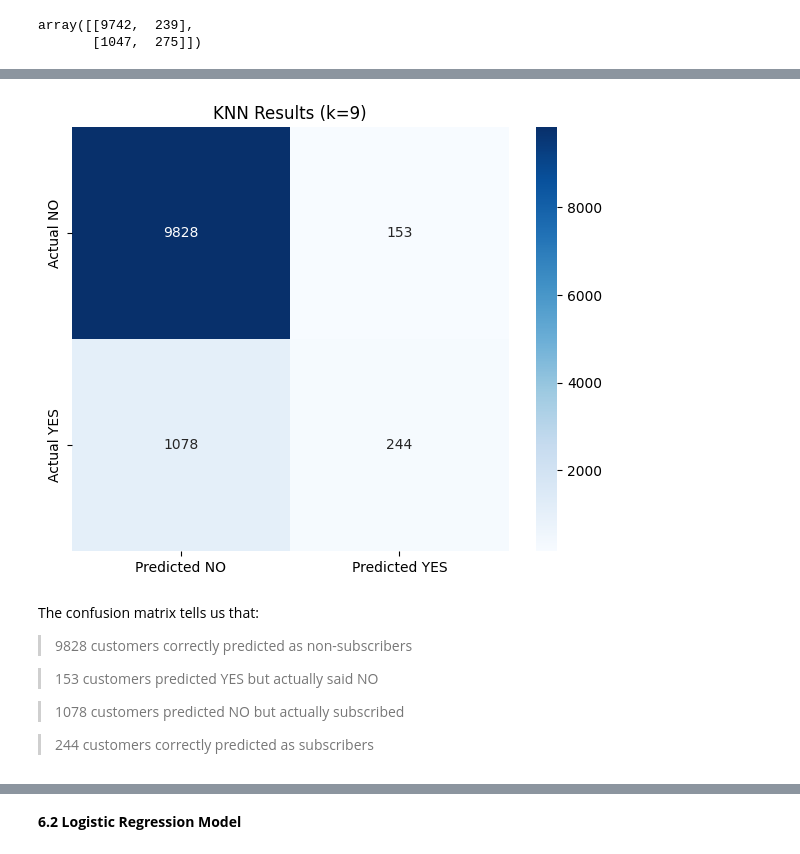
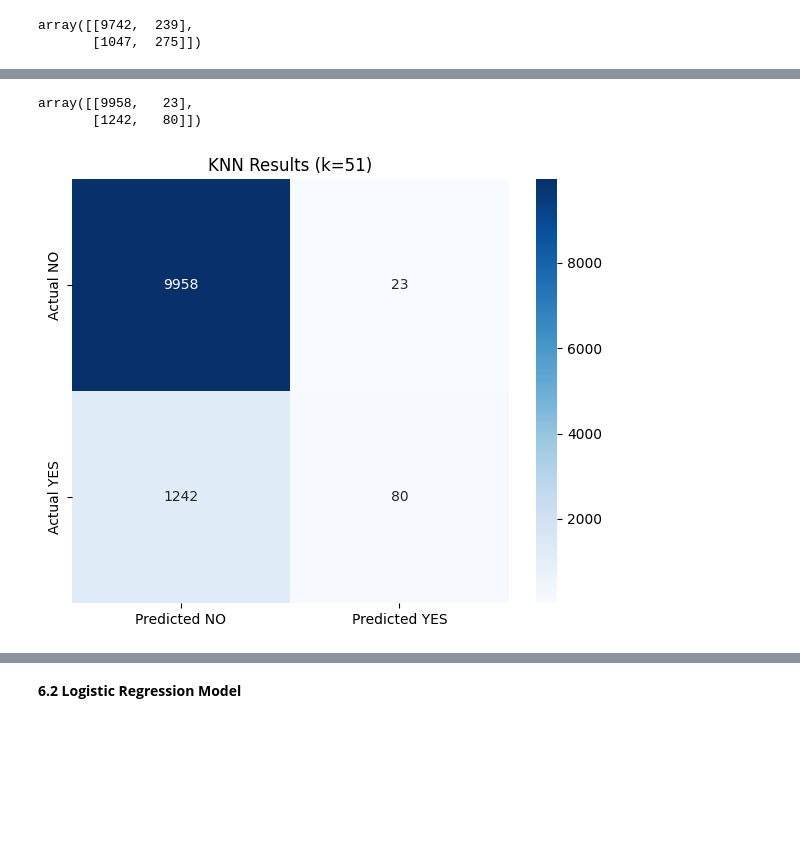
Before and after one commit to DzeDze/ds_team2_bank_marketing, a Jupyter notebook: scratch/lanlan/prediction_analysis.ipynb, the cells around one changed output, grey strips where cells are left out. Drawn from its saved outputs; the diff is of its cells as text; code cells hidden in the pictures; blank space fills up the shorter version.

```diff
--- a/scratch/lanlan/prediction_analysis.ipynb
+++ b/scratch/lanlan/prediction_analysis.ipynb
@@ -249,6 +249,7 @@ k_values = [1, 3, 5, 7, 9, 11, 15, 21, 31, 51]
 accuracies = []
 precisions = []
 recalls = []
+auc_scores = []
 
 
 for k in k_values:
@@ -256,21 +257,25 @@ for k in k_values:
     knn_k = KNeighborsClassifier(n_neighbors=k)
     knn_k.fit(X_train, y_train)
     y_pred_k = knn_k.predict(X_test)
+    y_proba_k = knn_k.predict_proba(X_test)[:, 1]
 
     # Calculate metrics
     acc = accuracy_score(y_test, y_pred_k)
     prec = precision_score(y_test, y_pred_k)
     rec = recall_score(y_test, y_pred_k)
+    auc = roc_auc_score(y_test, y_proba_k)
 
     accuracies.append(acc)
     precisions.append(prec)
     recalls.append(rec)
+    auc_scores.append(auc)
 
-    print(f"{k:<5} {acc:<12.2%} {prec:<12.2%} {rec:<12.2%}")
+    print(f"{k:<5} {acc:<12.2%} {prec:<12.2%} {rec:<12.2%}{auc:<12.4f}")
 
-# Find best k based on accuracy
-best_k_idx = accuracies.index(max(accuracies))
+# Find best k based on AUC
+best_k_idx = auc_scores.index(max(auc_scores))
 best_k = k_values[best_k_idx]
+best_auc = auc_scores[best_k_idx]
 
-print(f"\n best k value: k={best_k} (Accuracy: {accuracies[best_k_idx]:.2%})")
+print(f"\n best k value: k={best_k} (AUC: {best_auc:.4f})")
 # %% [output]
@@ -313,23 +317,19 @@ Overall, the model is correct 89% of the time
+# %%
+#confusion matrix
+cm_KNN= confusion_matrix(y_test, y_pred_final)
+cm_KNN
+# %% [output]
+array([[9958,   23],
+       [1242,   80]])
 # %%
-#confusion matrix
-cm_KNN= confusion_matrix(y_test, y_pred_final)
-cm_KNN
+
 
 plt.figure(figsize=(6, 5))
 sns.heatmap(cm_KNN, annot=True, fmt='d', cmap='Blues',
             xticklabels=['Predicted NO', 'Predicted YES'],
             yticklabels=['Actual NO', 'Actual YES'])
-plt.title(f'KNN Results (k=9)')
+plt.title(f'KNN Results (k=51)')
 plt.tight_layout()
 plt.show()
 # %% [output]
-[figure, old version]
+[figure, new version]
-# %% [markdown]
-The confusion matrix tells us that:
-> 9828 customers correctly predicted as non-subscribers
-
-> 153 customers predicted YES but actually said NO
-
-> 1078 customers predicted NO but actually subscribed
-
-> 244 customers correctly predicted as subscribers
```
Also changed, not shown: parts of 17 cells of this notebook.
